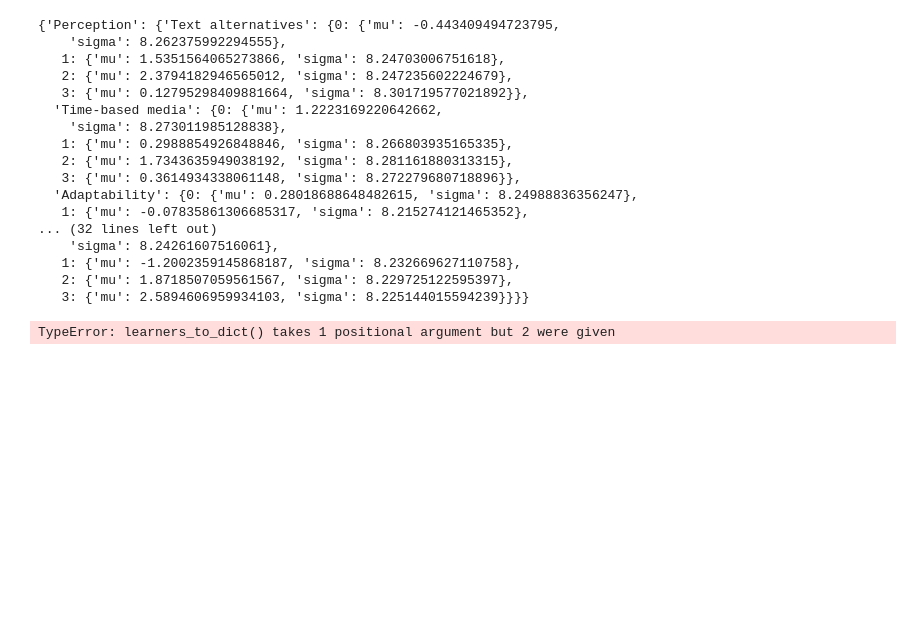
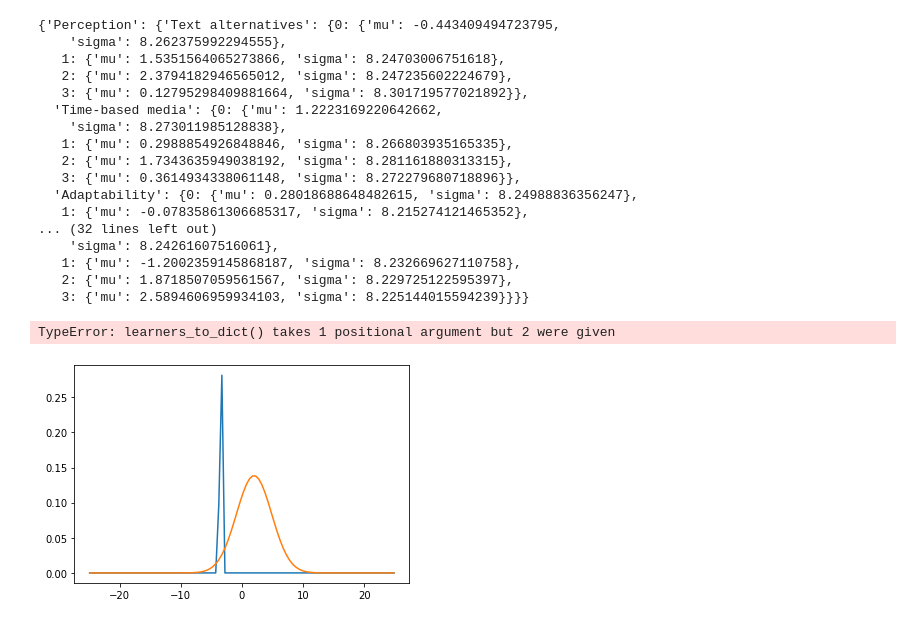
Before and after one commit to gregpr07/x5gon-blind, a Jupyter notebook: backend/martinscripts/Test1.ipynb, the cells around one changed output. Saved outputs shown, nothing was run; the diff lists cells and outputs as text; code cells hidden in the pictures; blank space fills up the shorter version.

```diff
--- a/backend/martinscripts/Test1.ipynb
+++ b/backend/martinscripts/Test1.ipynb
@@ -350,16 +350,18 @@ plt.show()
 # %%
 import matplotlib.pyplot as plt
 import numpy as np
 import scipy.stats as stats
 import math
 
 x = np.linspace(-3*8.3,3*8.3, 100)
-for i,j in [(0,8.3), (0.5, 2), (2,0.1)]:
+for i,j in [(-3.5,0.01), (2, 8.3)]:
     mu = i
     variance = j
     sigma = math.sqrt(variance)
     plt.plot(x, stats.norm.pdf(x, mu, sigma))
 plt.show()
+# %% [output]
+[figure, added]
 # %%
 x = np.linspace(mu - 3*sigma, mu + 3*sigma, 100)
 # %%
```
